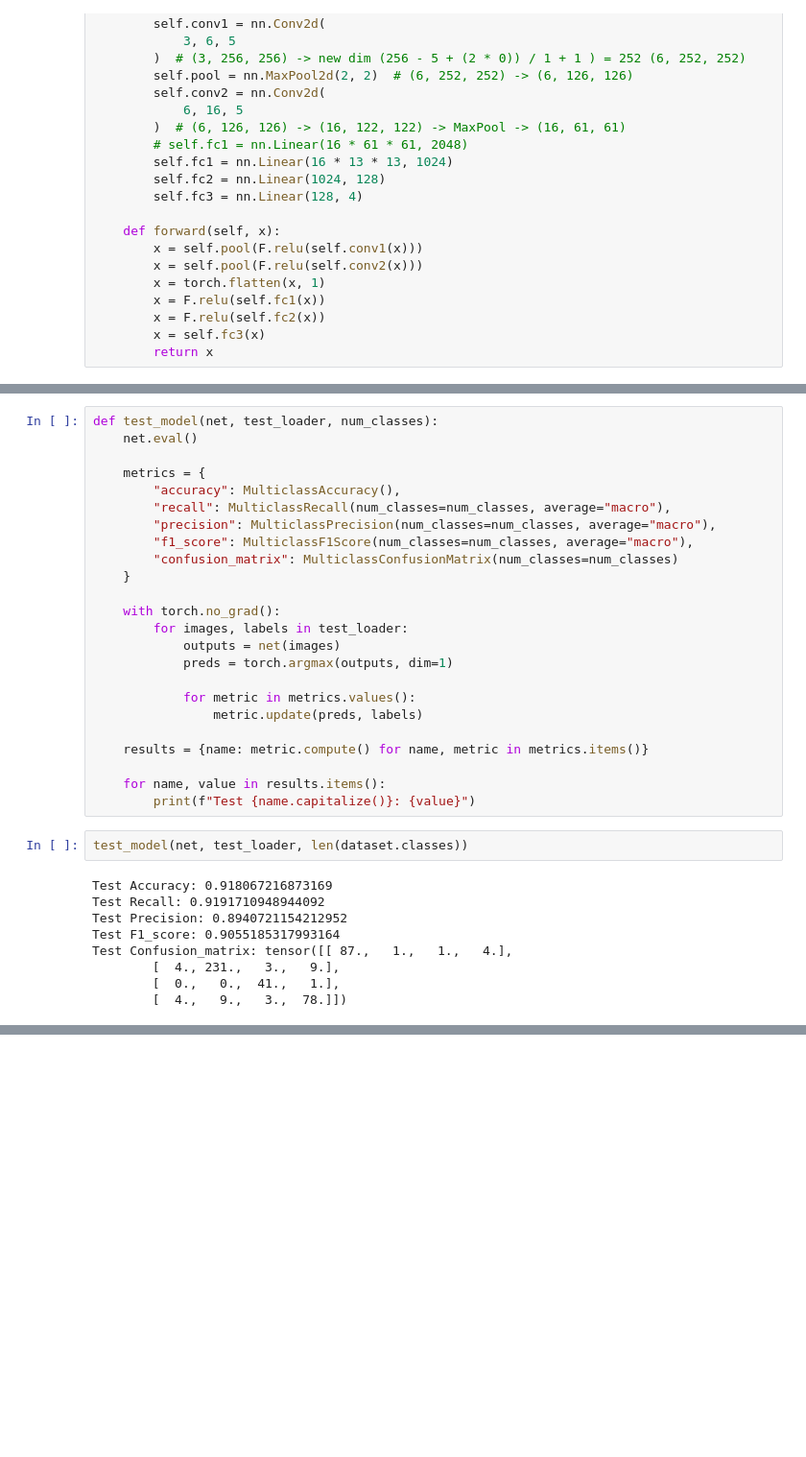
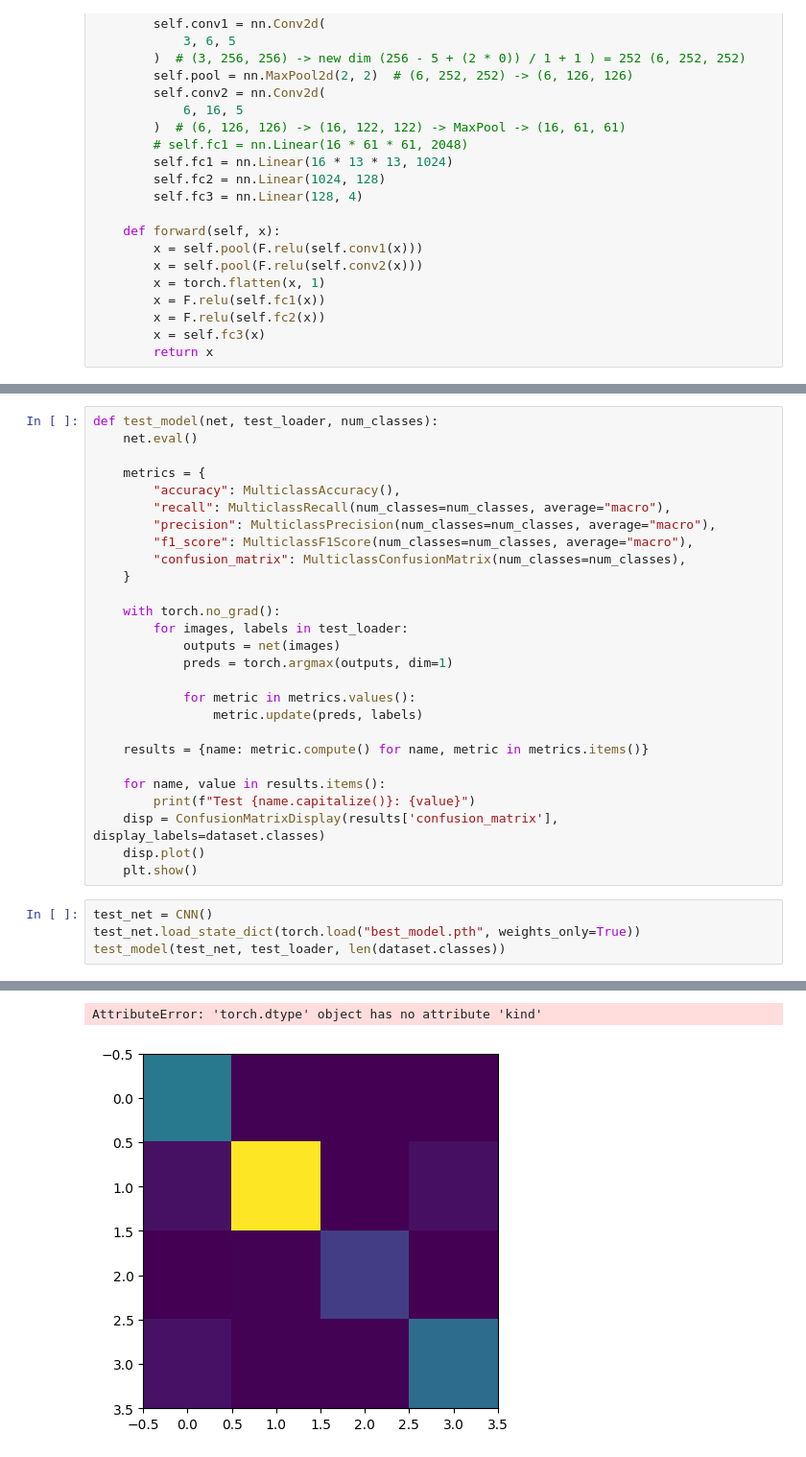
Before and after one commit to GusFiveO/leaffliction, a Jupyter notebook: train.ipynb, the cells around one changed output, grey strips where cells are left out. Shown at 96% size. Cells and saved outputs as stored; diff of their text form; blank space fills up the shorter version.

```diff
--- a/train.ipynb
+++ b/train.ipynb
@@ -181,7 +229,7 @@ def test_model(net, test_loader, num_classes):
         "recall": MulticlassRecall(num_classes=num_classes, average="macro"),
         "precision": MulticlassPrecision(num_classes=num_classes, average="macro"),
         "f1_score": MulticlassF1Score(num_classes=num_classes, average="macro"),
-        "confusion_matrix": MulticlassConfusionMatrix(num_classes=num_classes)
+        "confusion_matrix": MulticlassConfusionMatrix(num_classes=num_classes),
     }
 
     with torch.no_grad():
@@ -196,14 +244,11 @@ def test_model(net, test_loader, num_classes):
 
     for name, value in results.items():
         print(f"Test {name.capitalize()}: {value}")
+    disp = ConfusionMatrixDisplay(results['confusion_matrix'], display_labels=dataset.classes)
+    disp.plot()
+    plt.show()
-# %%
-test_model(net, test_loader, len(dataset.classes))
-# %% [output]
-Test Accuracy: 0.918067216873169
-Test Recall: 0.9191710948944092
-Test Precision: 0.8940721154212952
-Test F1_score: 0.9055185317993164
-Test Confusion_matrix: tensor([[ 87.,   1.,   1.,   4.],
-        [  4., 231.,   3.,   9.],
-        [  0.,   0.,  41.,   1.],
-        [  4.,   9.,   3.,  78.]])
+# %%
+test_net = CNN()
+test_net.load_state_dict(torch.load("best_model.pth", weights_only=True))
+test_model(test_net, test_loader, len(dataset.classes))
+# %% [output]
@@ -209,0 +263,2 @@ Test Confusion_matrix: tensor([[ 87.,   1.,   1.,   4.],
+AttributeError: 'torch.dtype' object has no attribute 'kind'
+[figure, added]
```
Also changed, not shown: parts of 9 cells of this notebook, 1 other file.
